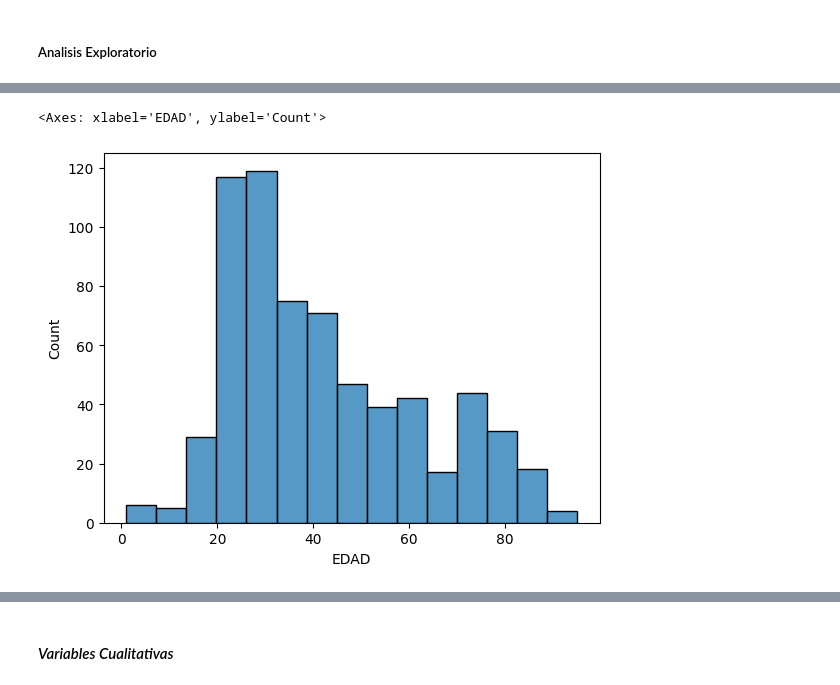
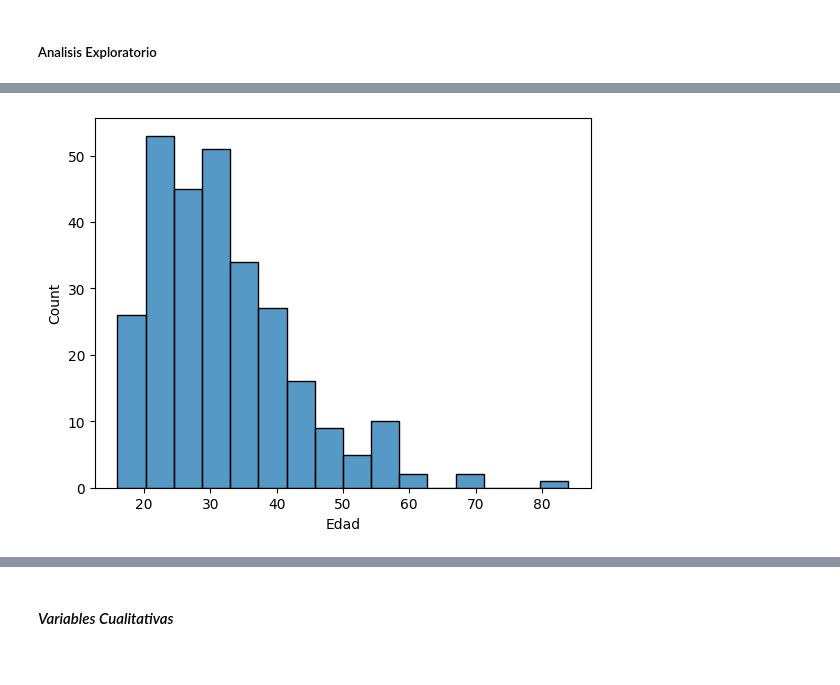
Before and after one commit to PabloSalinas2/Siniestros_Viales_Data_Analysis, a Jupyter notebook: EDA.ipynb, the cells around one changed output, grey strips where cells are left out. Saved outputs shown, nothing was run; the diff lists cells and outputs as text; code cells hidden in the pictures.

```diff
--- a/EDA.ipynb
+++ b/EDA.ipynb
@@ -465,2 +472,5 @@ homicidios_victimas[homicidios_victimas.duplicated()] # sin registros duplicados
 # %% [markdown]
 ##### Analisis Exploratorio
+# %%
+filtro=homicidios_victimas['Victima'].isin(['Moto','Peaton'])
+motos_peatones=homicidios_victimas[filtro]
@@ -467,7 +486,7 @@ homicidios_victimas[homicidios_victimas.duplicated()] # sin registros duplicados
 # %%
-# Ver distribucion de edades
-
-sns.histplot(x=homicidios_victimas['EDAD'])
+# Ver distribucion de edades de Motociclistas
+fig=plt.figure()
+ax=sns.histplot(x=motos_peatones[motos_peatones['Victima']=='Moto']['Edad'])
+plt.show()
 # %% [output]
-<Axes: xlabel='EDAD', ylabel='Count'>
-[figure, old version]
+[figure, new version]
```
Also changed, not shown: parts of 7 cells of this notebook.
